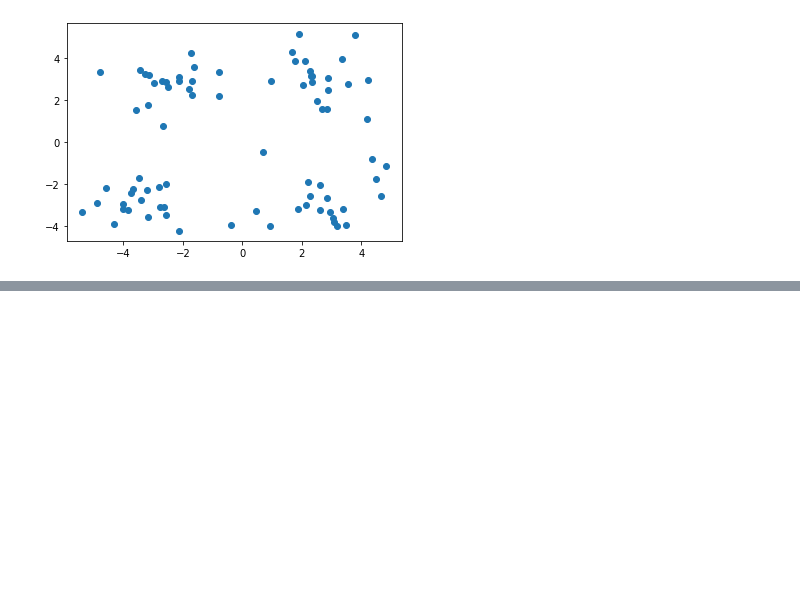
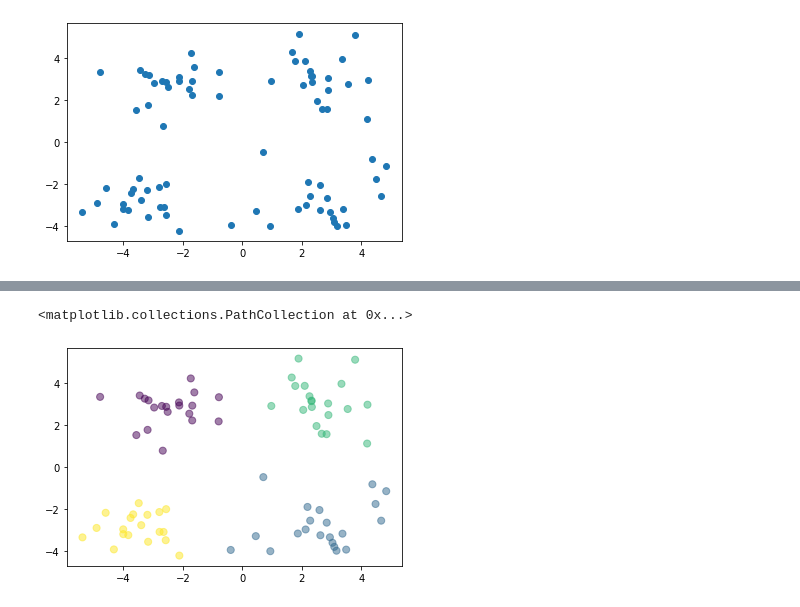
Before and after one commit to dqhcjlu06/pandas-machinelearning, a Jupyter notebook: kmeans/k-means.ipynb, the cells around one changed output, grey strips where cells are left out. Saved outputs shown, nothing was run; the diff lists cells and outputs as text; code cells hidden in the pictures; blank space fills up the shorter version.

```diff
--- a/kmeans/k-means.ipynb
+++ b/kmeans/k-means.ipynb
@@ -78,0 +109,5 @@ showCluster(data, 4, centroids, clusterAssment)
+# %%
+plt.scatter(data.iloc[:,0], data.iloc[:,1], c=clusterAssment.iloc[:,0], s=50, alpha=0.5)
+# %% [output]
+<matplotlib.collections.PathCollection at 0x...>
+[figure, added]
```
Also changed, not shown: parts of 6 cells of this notebook.
